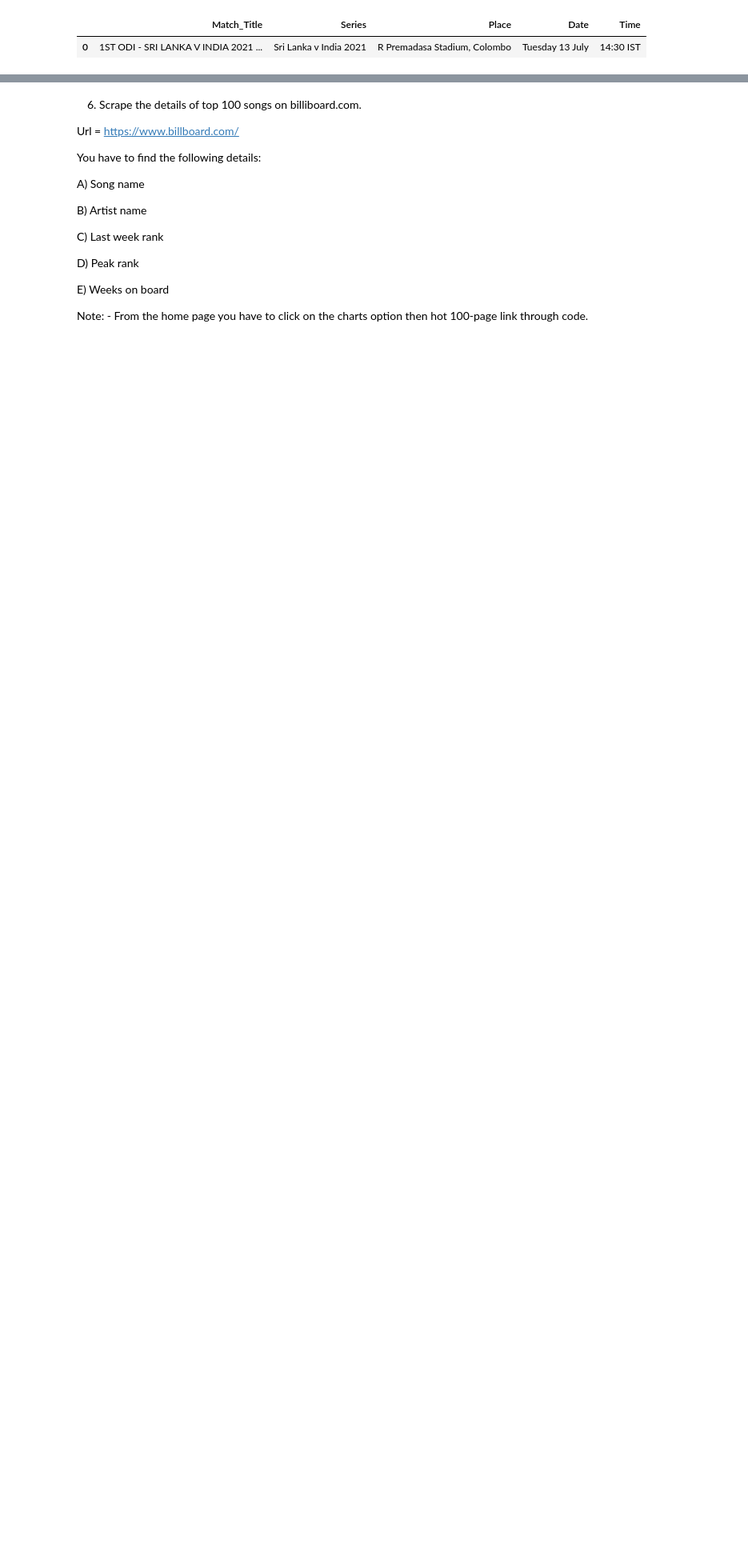
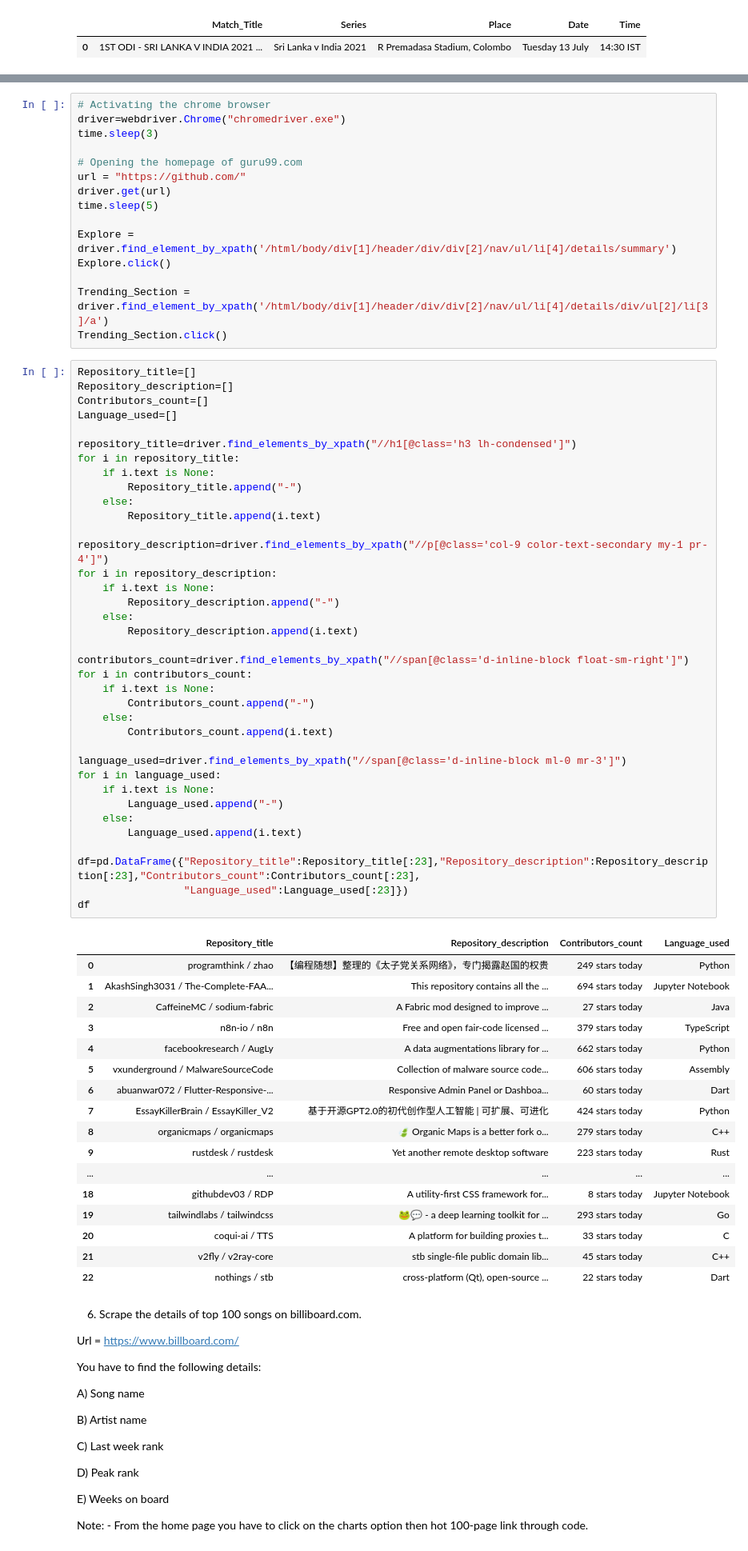
Before and after one commit to parvsharda/Data-Scraping, a Jupyter notebook: Web_Scraping_Assignment4.csv-checkpoint.ipynb, the cells around one changed output, grey strips where cells are left out. Shown at 80% size. Cells and saved outputs as stored; diff of their text form; blank space fills up the shorter version.

```diff
--- a/Web_Scraping_Assignment4.csv-checkpoint.ipynb
+++ b/Web_Scraping_Assignment4.csv-checkpoint.ipynb
@@ -170,3 +336,73 @@ df
+# %%
+# Activating the chrome browser
+driver=webdriver.Chrome("chromedriver.exe")
+time.sleep(3)
+
+# Opening the homepage of guru99.com
+url = "https://github.com/"
+driver.get(url)
+time.sleep(5)
+
+Explore = driver.find_element_by_xpath('/html/body/div[1]/header/div/div[2]/nav/ul/li[4]/details/summary')
+Explore.click()
+
+Trending_Section = driver.find_element_by_xpath('/html/body/div[1]/header/div/div[2]/nav/ul/li[4]/details/div/ul[2]/li[3]/a')
+Trending_Section.click()
+# %%
+Repository_title=[]
+Repository_description=[]
+Contributors_count=[]
+Language_used=[]
+
+repository_title=driver.find_elements_by_xpath("//h1[@class='h3 lh-condensed']")
+for i in repository_title:
+    if i.text is None:
+        Repository_title.append("-")
+    else:
+        Repository_title.append(i.text)
+
+repository_description=driver.find_elements_by_xpath("//p[@class='col-9 color-text-secondary my-1 pr-4']")
+for i in repository_description:
+    if i.text is None:
+        Repository_description.append("-")
+    else:
+        Repository_description.append(i.text)
+
+contributors_count=driver.find_elements_by_xpath("//span[@class='d-inline-block float-sm-right']")
+for i in contributors_count:
+    if i.text is None:
+        Contributors_count.append("-")
+    else:
+        Contributors_count.append(i.text)
+
+language_used=driver.find_elements_by_xpath("//span[@class='d-inline-block ml-0 mr-3']")
+for i in language_used:
+    if i.text is None:
+        Language_used.append("-")
+    else:
+        Language_used.append(i.text)
+
+df=pd.DataFrame({"Repository_title":Repository_title[:23],"Repository_description":Repository_description[:23],"Contributors_count":Contributors_count[:23],
+                 "Language_used":Language_used[:23]})
+df
+# %% [output]
+|  | Repository_title | Repository_description | Contributors_count | Language_used |
+| 0 | programthink / zhao | 【编程随想】整理的《太子党关系网络》，专门揭露赵国的权贵 | 249 stars today | Python |
+| 1 | AkashSingh3031 / The-Complete-FAA... | This repository contains all the ... | 694 stars today | Jupyter Notebook |
+| 2 | CaffeineMC / sodium-fabric | A Fabric mod designed to improve ... | 27 stars today | Java |
+| 3 | n8n-io / n8n | Free and open fair-code licensed ... | 379 stars today | TypeScript |
+| 4 | facebookresearch / AugLy | A data augmentations library for ... | 662 stars today | Python |
+| 5 | vxunderground / MalwareSourceCode | Collection of malware source code... | 606 stars today | Assembly |
+| 6 | abuanwar072 / Flutter-Responsive-... | Responsive Admin Panel or Dashboa... | 60 stars today | Dart |
+| 7 | EssayKillerBrain / EssayKiller_V2 | 基于开源GPT2.0的初代创作型人工智能 | 可扩展、可进化 | 424 stars today | Python |
+| 8 | organicmaps / organicmaps | 🍃 Organic Maps is a better fork o... | 279 stars today | C++ |
+| 9 | rustdesk / rustdesk | Yet another remote desktop software | 223 stars today | Rust |
+| ... | ... | ... | ... | ... |
+| 18 | githubdev03 / RDP | A utility-first CSS framework for... | 8 stars today | Jupyter Notebook |
+| 19 | tailwindlabs / tailwindcss | 🐸💬 - a deep learning toolkit for ... | 293 stars today | Go |
+| 20 | coqui-ai / TTS | A platform for building proxies t... | 33 stars today | C |
+| 21 | v2fly / v2ray-core | stb single-file public domain lib... | 45 stars today | C++ |
+| 22 | nothings / stb | cross-platform (Qt), open-source ... | 22 stars today | Dart |
 # %% [markdown]
 6. Scrape the details of top 100 songs on billiboard.com.
 
```
Also changed, not shown: parts of 22 cells of this notebook.
